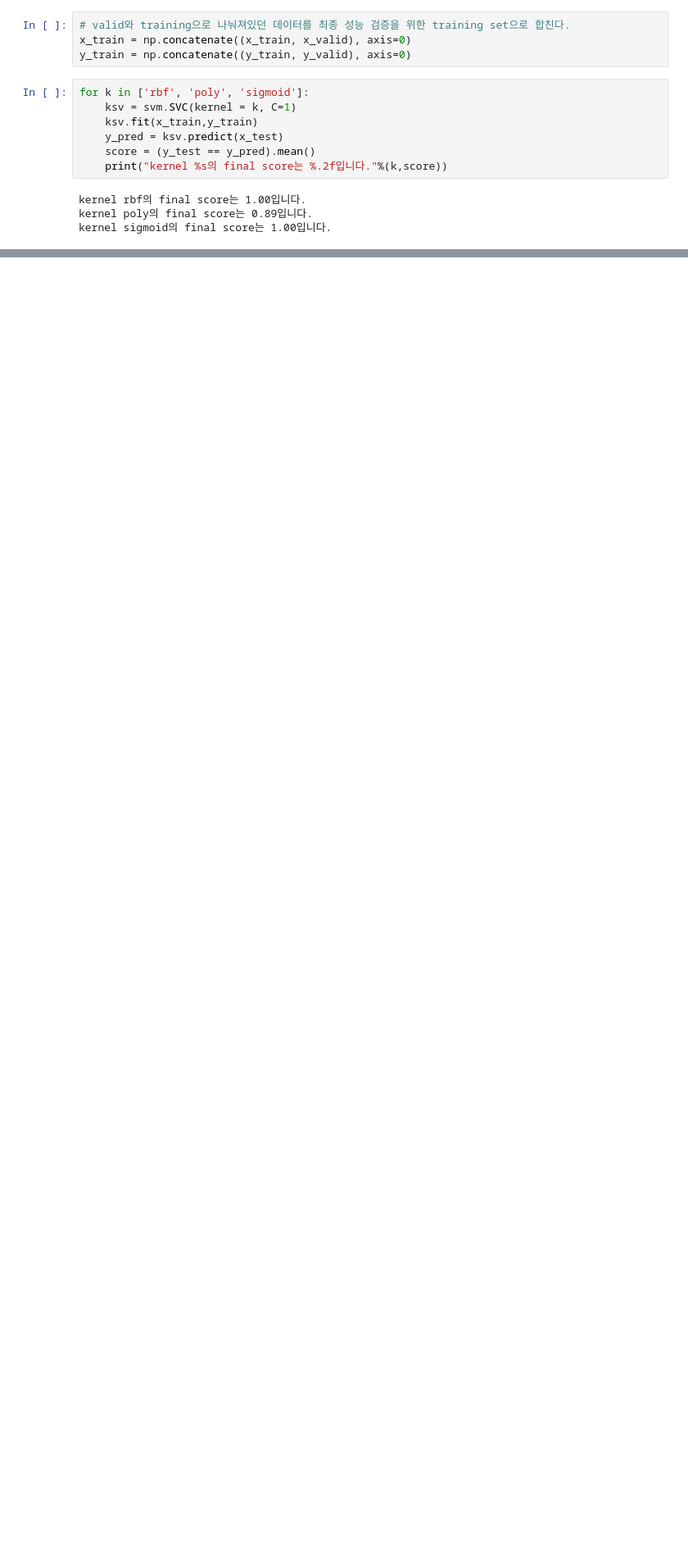
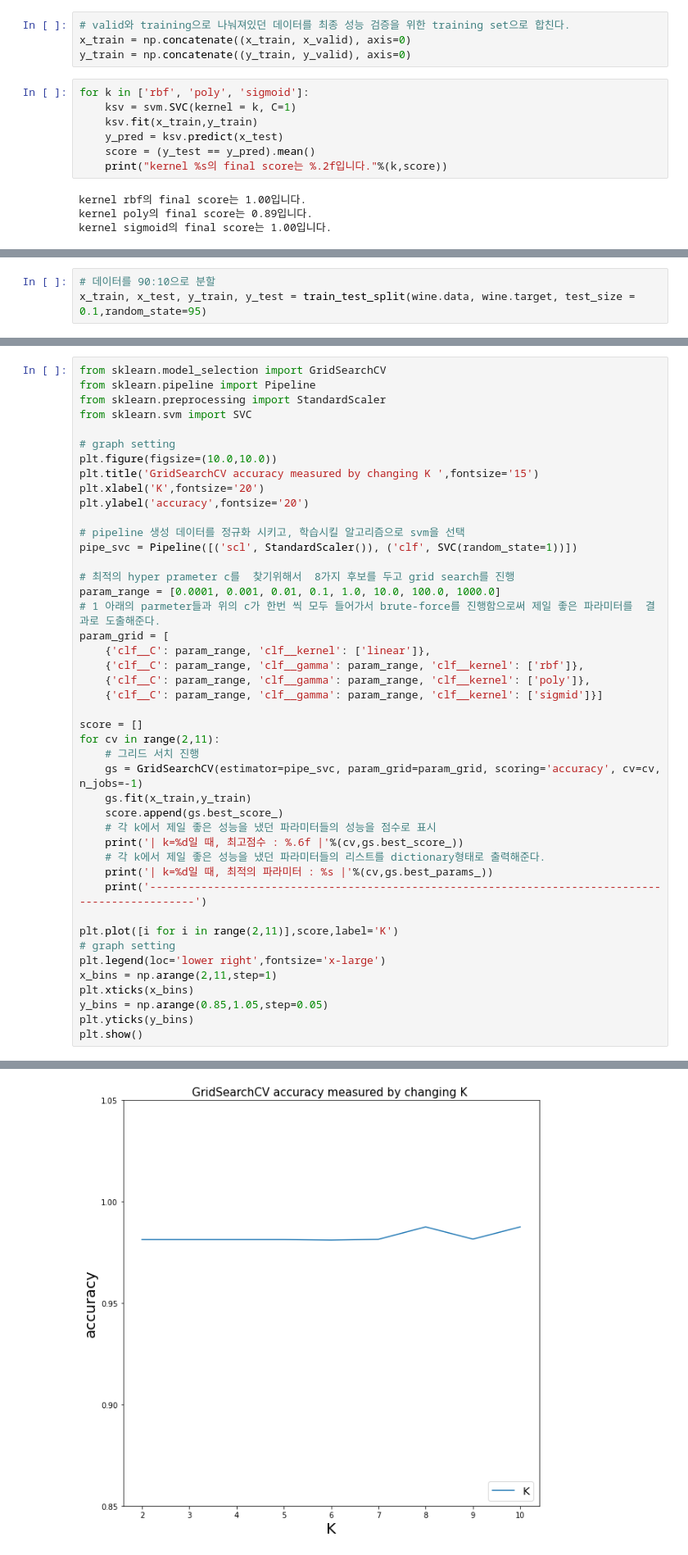
Before and after one commit to UmmAreYouDeveloper/Python-for-ML, a Jupyter notebook: assingment_3/homework4.ipynb, the cells around one changed output, grey strips where cells are left out. Shown at 82% size. Cells and saved outputs as stored; diff of their text form; blank space fills up the shorter version.

```diff
--- a/assingment_3/homework4.ipynb
+++ b/assingment_3/homework4.ipynb
@@ -400,0 +421,3 @@ kernel sigmoid의 final score는 1.00입니다.
+# %%
+# 데이터를 90:10으로 분할
+x_train, x_test, y_train, y_test = train_test_split(wine.data, wine.target, test_size = 0.1,random_state=95)
@@ -400,0 +426,45 @@ kernel sigmoid의 final score는 1.00입니다.
+# %%
+from sklearn.model_selection import GridSearchCV
+from sklearn.pipeline import Pipeline
+from sklearn.preprocessing import StandardScaler
+from sklearn.svm import SVC
+
+# graph setting
+plt.figure(figsize=(10.0,10.0))
+plt.title('GridSearchCV accuracy measured by changing K ',fontsize='15')
+plt.xlabel('K',fontsize='20')
+plt.ylabel('accuracy',fontsize='20')
+
+# pipeline 생성 데이터를 정규화 시키고, 학습시킬 알고리즘으로 svm을 선택
+pipe_svc = Pipeline([('scl', StandardScaler()), ('clf', SVC(random_state=1))])
+
+# 최적의 hyper prameter c를  찾기위해서  8가지 후보를 두고 grid search를 진행
+param_range = [0.0001, 0.001, 0.01, 0.1, 1.0, 10.0, 100.0, 1000.0]
+# 1 아래의 parmeter들과 위의 c가 한번 씩 모두 들어가서 brute-force를 진행함으로써 제일 좋은 파라미터를  결과로 도출해준다.
+param_grid = [
+    {'clf__C': param_range, 'clf__kernel': ['linear']},
+    {'clf__C': param_range, 'clf__gamma': param_range, 'clf__kernel': ['rbf']},
+    {'clf__C': param_range, 'clf__gamma': param_range, 'clf__kernel': ['poly']},
+    {'clf__C': param_range, 'clf__gamma': param_range, 'clf__kernel': ['sigmid']}]
+
+score = []
+for cv in range(2,11):
+    # 그리드 서치 진행
+    gs = GridSearchCV(estimator=pipe_svc, param_grid=param_grid, scoring='accuracy', cv=cv, n_jobs=-1)
+    gs.fit(x_train,y_train)
+    score.append(gs.best_score_)
+    # 각 k에서 제일 좋은 성능을 냈던 파라미터들의 성능을 점수로 표시
+    print('| k=%d일 때, 최고점수 : %.6f |'%(cv,gs.best_score_))
+    # 각 k에서 제일 좋은 성능을 냈던 파라미터들의 리스트를 dictionary형태로 출력해준다.
+    print('| k=%d일 때, 최적의 파라미터 : %s |'%(cv,gs.best_params_))
+    print('--------------------------------------------------------------------------------------------------')
+
+plt.plot([i for i in range(2,11)],score,label='K')
+# graph setting
+plt.legend(loc='lower right',fontsize='x-large')
+x_bins = np.arange(2,11,step=1)
+plt.xticks(x_bins)
+y_bins = np.arange(0.85,1.05,step=0.05)
+plt.yticks(y_bins)
+plt.show()
+# %% [output]
@@ -400,0 +488 @@ kernel sigmoid의 final score는 1.00입니다.
+[figure, added]
```
Also changed, not shown: parts of 23 cells of this notebook, 1 other file.
